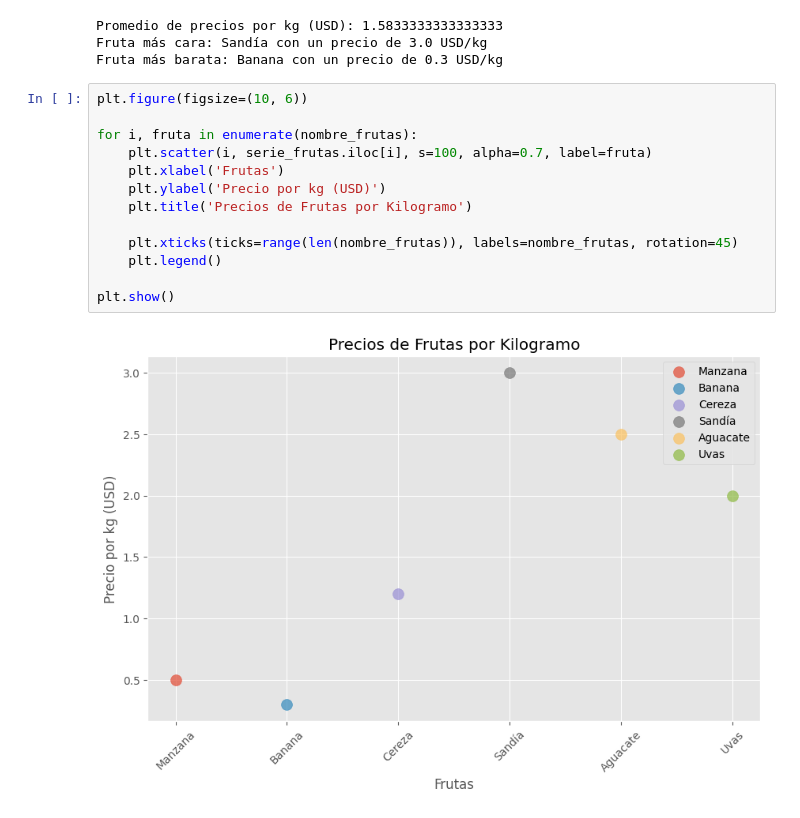
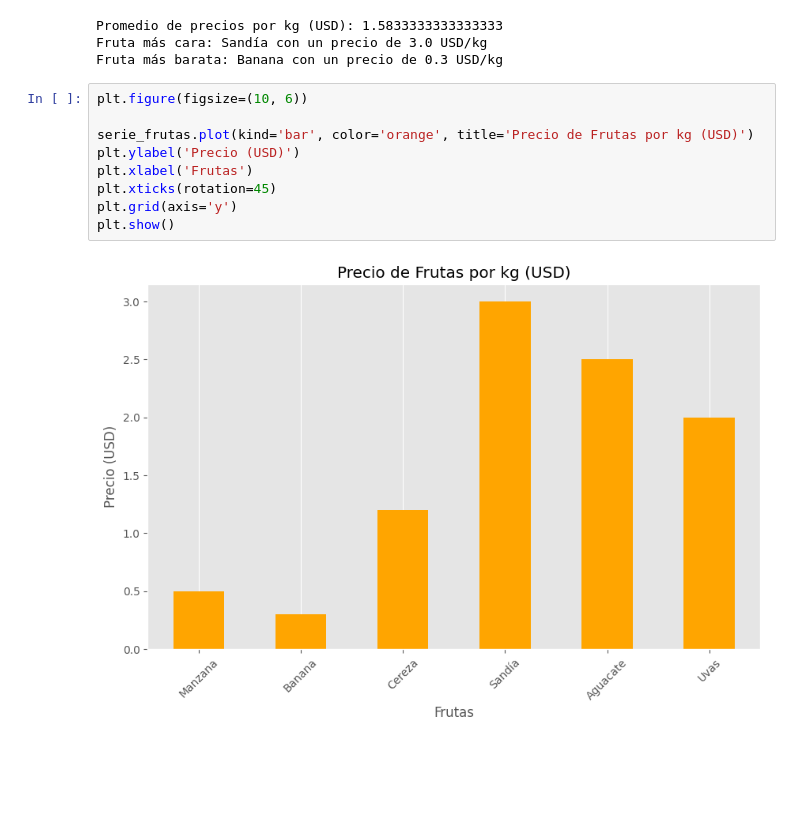
Before and after one commit to alanPalma25/sic-2025-python-ai, a Jupyter notebook: class_notes.ipynb, the cells around one changed output. Saved outputs shown, nothing was run; the diff lists cells and outputs as text; blank space fills up the shorter version.

```diff
--- a/class_notes.ipynb
+++ b/class_notes.ipynb
@@ -410,15 +410,11 @@ Fruta más barata: Banana con un precio de 0.3 USD/kg
 # %%
 plt.figure(figsize=(10, 6))
 
-for i, fruta in enumerate(nombre_frutas):
-    plt.scatter(i, serie_frutas.iloc[i], s=100, alpha=0.7, label=fruta)
-    plt.xlabel('Frutas')
-    plt.ylabel('Precio por kg (USD)')
-    plt.title('Precios de Frutas por Kilogramo')
-
-    plt.xticks(ticks=range(len(nombre_frutas)), labels=nombre_frutas, rotation=45)
-    plt.legend()
-
+serie_frutas.plot(kind='bar', color='orange', title='Precio de Frutas por kg (USD)')
+plt.ylabel('Precio (USD)')
+plt.xlabel('Frutas')
+plt.xticks(rotation=45)
+plt.grid(axis='y')
 plt.show()
 # %% [output]
-[figure, old version]
+[figure, new version]
```
